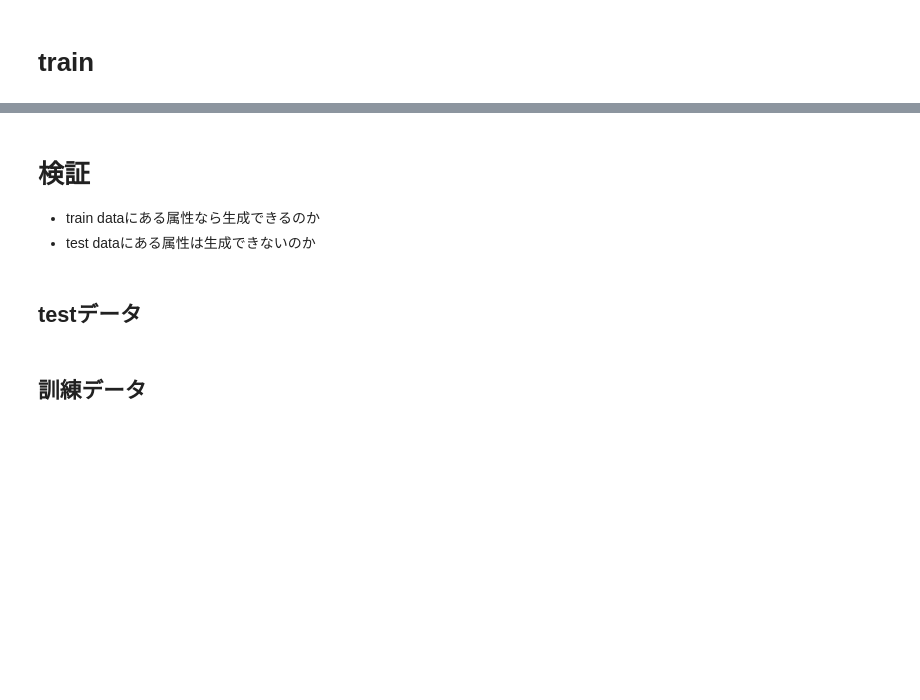
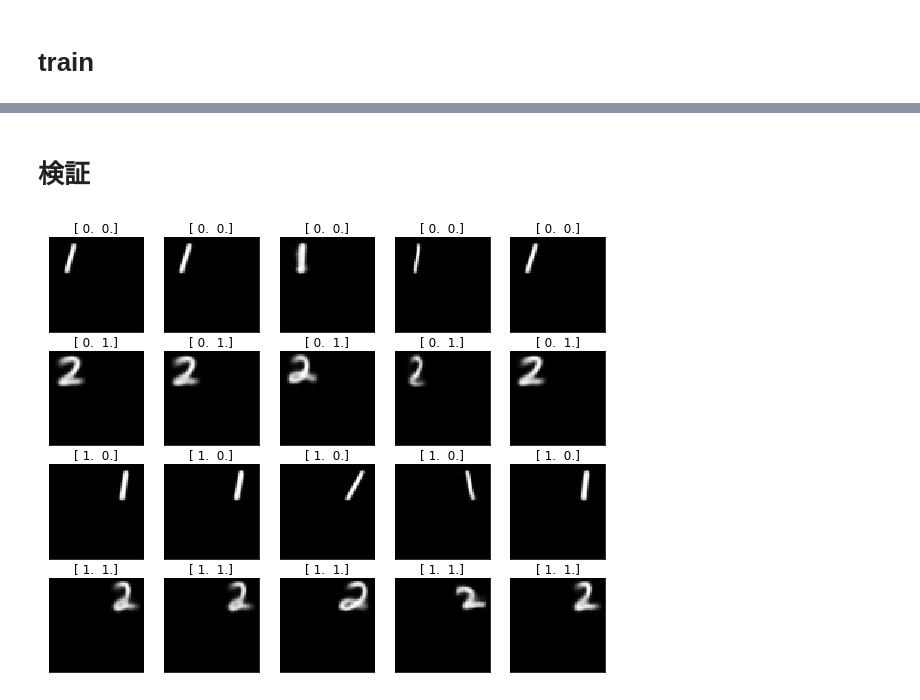
Before and after one commit to HironoOkamoto/practice_pixyz, a Jupyter notebook: JMVAE/CVAE_MNIST_A_experiment.ipynb, the cells around one changed output, grey strips where cells are left out. Saved outputs shown, nothing was run; the diff lists cells and outputs as text; code cells hidden in the pictures; blank space fills up the shorter version.

```diff
--- a/JMVAE/CVAE_MNIST_A_experiment.ipynb
+++ b/JMVAE/CVAE_MNIST_A_experiment.ipynb
@@ -92,5 +106,2 @@ torch.save(D.state_dict(), join(log_dir, 'D_{}.pkl'.format(experiment_name)))
 # %% [markdown]
 # 検証
-
-- train dataにある属性なら生成できるのか
-- test dataにある属性は生成できないのか
@@ -100,27 +108,36 @@ D.load_state_dict(torch.load(join(log_dir, 'D_{}.pkl'.format(experiment_name))))
-# %% [markdown]
-## testデータ
 # %%
+z_dim = 2
+y_dim = 2
+
+E = CVAE_Encoder(z_dim=z_dim, y_dim=y_dim).to(device)
+D = CVAE_Decoder(z_dim=z_dim, y_dim=y_dim).to(device)
+
+E.load_state_dict(torch.load(join(log_dir, 'E_{}.pkl'.format(experiment_name))))
+D.load_state_dict(torch.load(join(log_dir, 'D_{}.pkl'.format(experiment_name))))
+
 D.eval()
+
 sample_size = 5
-attr_size = 10
-label = []
-for j in range(attr_size):
-        for i in range(sample_size):
-            label.append(test_label_attr[j])
-label = np.array(label)
-onehot_label = torch.FloatTensor(label2onehot(np.array(label)))
+label_num = 4
+labels = []
+for i in range(2):
+    for j in range(2):
+        for k in range(sample_size):
+            labels.append([i, j])
 
-z = torch.randn(sample_size*attr_size, z_dim).to(device)
-samples = D.sample_mean({"z": z, "y": onehot_label.to(device)})
-p_y1, p_y2, p_y3, p_y4 = classifier(samples)
-pred = onehot2label(torch.cat([p_y1[:, None], p_y2, p_y3, p_y4], 1))
+labels = torch.FloatTensor(labels).to(device)
+
+torch.random.manual_seed(42)
+z = torch.randn(sample_size, z_dim).repeat(label_num, 1).to(device)
+samples = D.sample_mean({"z": z, "y": labels.to(device)})
 samples_ = samples.cpu().data.numpy().transpose(0, 2, 3, 1).squeeze()
-plt.figure(figsize=(sample_size*3, attr_size*3))
-for i in range(sample_size*attr_size):
-    plt.subplot(attr_size, sample_size, i+1)
+plt.figure(figsize=(sample_size*2, label_num*2))
+for i in range(sample_size*label_num):
+    plt.subplot(label_num, sample_size, i+1)
     plt.xticks([])
     plt.yticks([])
-    classifier(samples)
-    plt.title("T: {}, P: {}".format(label[i], pred[i]))
+    plt.title("{}".format(labels[i].detach().cpu().numpy(), fontsize=15))
     plt.imshow(samples_[i], plt.cm.gray)
 plt.show()
+# %% [output]
+[figure, added]
@@ -131,2 +143,0 @@ accuracy_data.sum() / len(accuracy_data)
-# %% [markdown]
-## 訓練データ
```
Also changed, not shown: parts of 7 cells of this notebook, 7 other files.
